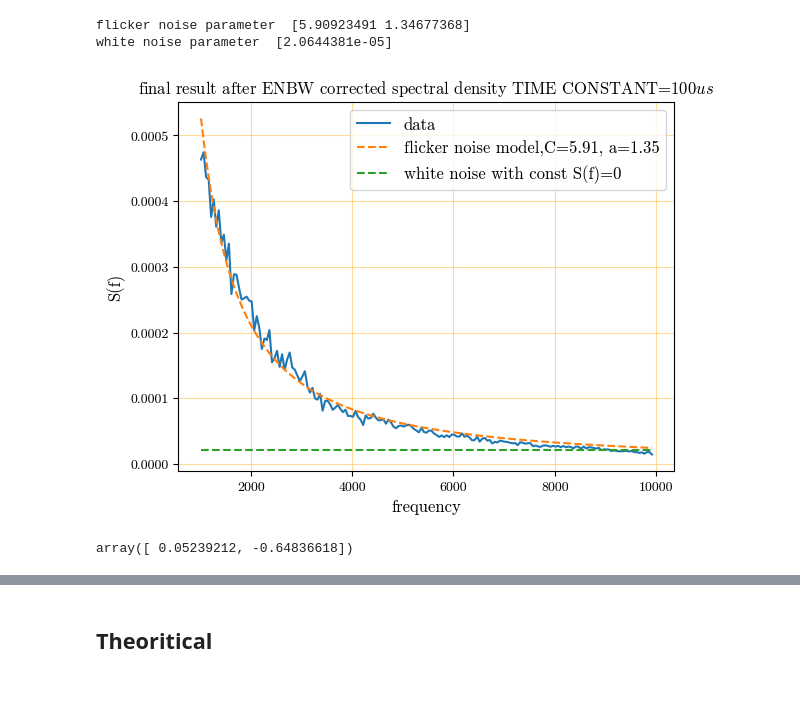
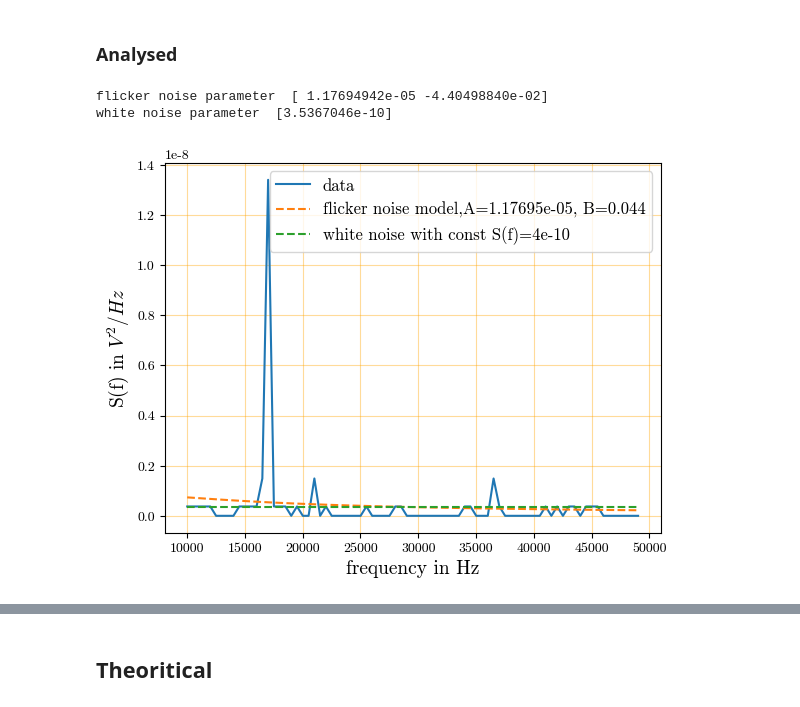
Before and after one commit to vijaypanchalr3/shotnoise, a Jupyter notebook: src/analysis/mathematics.ipynb, the cells around one changed output, grey strips where cells are left out. Cells and saved outputs as stored; diff of their text form; code cells hidden in the pictures.

```diff
--- a/src/analysis/mathematics.ipynb
+++ b/src/analysis/mathematics.ipynb
@@ -12,11 +12,11 @@ mpl.rcParams['font.serif']=cmfont.get_name()
 mpl.rcParams['mathtext.fontset']='cm'
 mpl.rcParams['axes.unicode_minus']=False
 leg_font = font_manager.FontProperties(size=12)
-font = {'color':'black','size':12}
-
+font = {'color':'black','size':14}
+_axis = {'size':12}
 ufile1 = "../data/file1k100us.csv"
 file2 = "../data/filelow.csv"
 file3= "../data/file100001.csv"
-ufile1_init = tools.files(ufile1)
-file2_init = tools.files(file2)
-file3_init = tools.files(file3)
+med_init = tools.files(ufile1)
+low_init = tools.files(file2)
+high_init = tools.files(file3)
@@ -23,57 +211,39 @@ file3_init = tools.files(file3)
+# %% [markdown]
+### Analysed
 # %%
-# data sorting as lower deviation
-data0 = ufile1_init.sort_on_deviation(10)
-data00,data01 = ufile1_init.point_mean(data0)
-
+# data sorting as lower deviation)
+data0 = high_init.sort_on_deviation(5)
+data00,data01 = high_init.point_mean(data0)
 # ENBW corrected values of S(f)
-data01 = data01/1250
+data01 = np.square(data01)/(2*1.250)
 
 # linearity guess
 limit = 150
 
 # models for noise fitting
-def flicker_noise(y,A,alpha):
-    return A/(y**alpha)
+def flicker_noise(y,A,B):
+    return A/y+(B/y**2)
 
 def white(y,c):
     return 0.0*y+c
 
 # Curve fitting
 param, param_cov = curve_fit(flicker_noise, data00[:],data01[:])
-param_white, param_cov_white = curve_fit(white,data00[limit:],data01[limit:])
+param_white, param_cov_white = curve_fit(white,data00[:],data01[:])
 print("flicker noise parameter ", param)
 print("white noise parameter ",param_white)
 # plots
 fig,ax = plt.subplots()
 ax.plot(data00[:],data01[:],label="data")
-ax.plot(data00[:],flicker_noise(data00[:],param[0],param[1]),label=f"flicker noise model,C={round(param[0],2)}, a={round(param[1],2)}",linestyle="dashed")
-ax.plot(data00[:],white(data00[:],param_white[0]),label=f"white noise with const S(f)={round(param_white[0])}",linestyle="dashed")
-ax.set_xlabel("frequency",fontdict=font)
-ax.set_ylabel("S(f)",fontdict=font)
-ax.set_title("final result after ENBW corrected spectral density TIME CONSTANT=100$us$",fontdict=font)
+ax.plot(data00[:],flicker_noise(data00[:],param[0],param[1]),label=f"flicker noise model,A={round(param[0],10)}, B={np.abs(round(param[1],3))}",linestyle="dashed")
+ax.plot(data00[:],white(data00[:],param_white[0]),label=f"white noise with const S(f)={round(param_white[0],10)}",linestyle="dashed")
+ax.set_xlabel("frequency in Hz",fontdict=font)
+ax.set_ylabel("S(f) in $V^2/Hz$",fontdict=font)
+# ax.set_title("final result after ENBW corrected spectral density TIME CONSTANT=100$ms$",fontdict=font)
 ax.grid(which="both",axis="both",color="orange",alpha=0.4)
 ax.legend(prop= leg_font)
-plt.savefig("final_1000_100us.png",dpi=1000)
+plt.savefig("final_10000_100ms.png",dpi=700)
 # %% [output]
-flicker noise parameter  [5.90923491 1.34677368]
-white noise parameter  [2.0644381e-05]
+flicker noise parameter  [ 1.17694942e-05 -4.40498840e-02]
+white noise parameter  [3.5367046e-10]
-[figure, old version]
+[figure, new version]
-# %%
-data = ufile1_init.get_mean()
-data2,c =file2_init.shady_plot()
-data2 = data2[0]/1.25
-limit = 179
-
-def flicker_noise(y,A,alpha):
-    return A/(y**alpha)
-def white(y,c):
-    return 0.0*y+c
-
-param, param_cov = curve_fit(flicker_noise, data[:,0],data[:,1])
-
-param2, param_cov2 = curve_fit(flicker_noise, data2[:,0],data2[:,1])
-# param_white, param_cov_white = curve_fit(white,data[len(data)-5:,0],data[len(data)-5:,1])
-param2
-    # ax.plot(first,second)ax.plot(data[:,0],flicker_noise(data[:,0],param[0],param[1]))
-# %% [output]
-array([ 0.05239212, -0.64836618])
```
Also changed, not shown: parts of 18 cells of this notebook, 39 other files.
